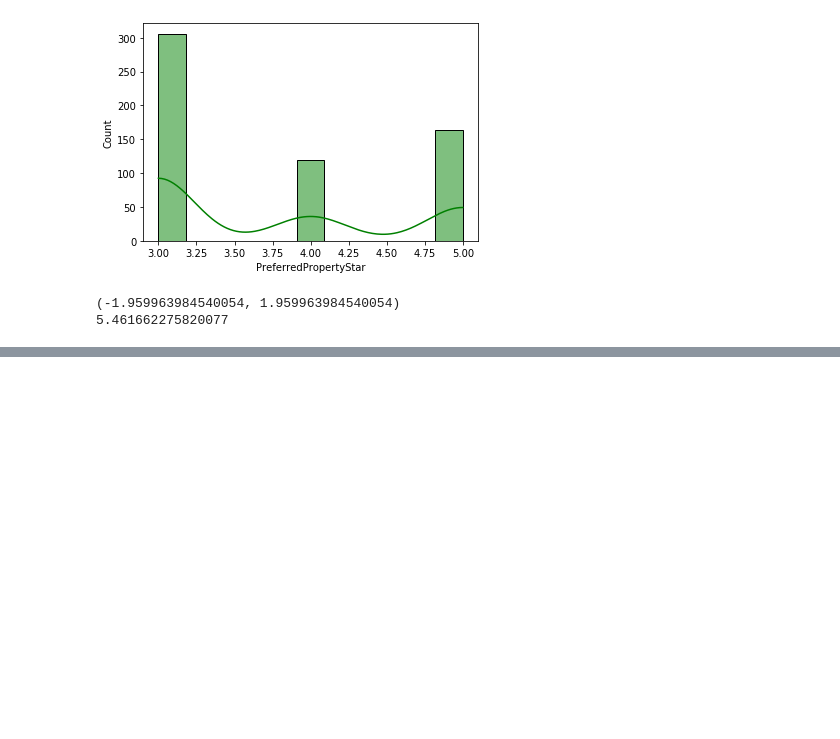
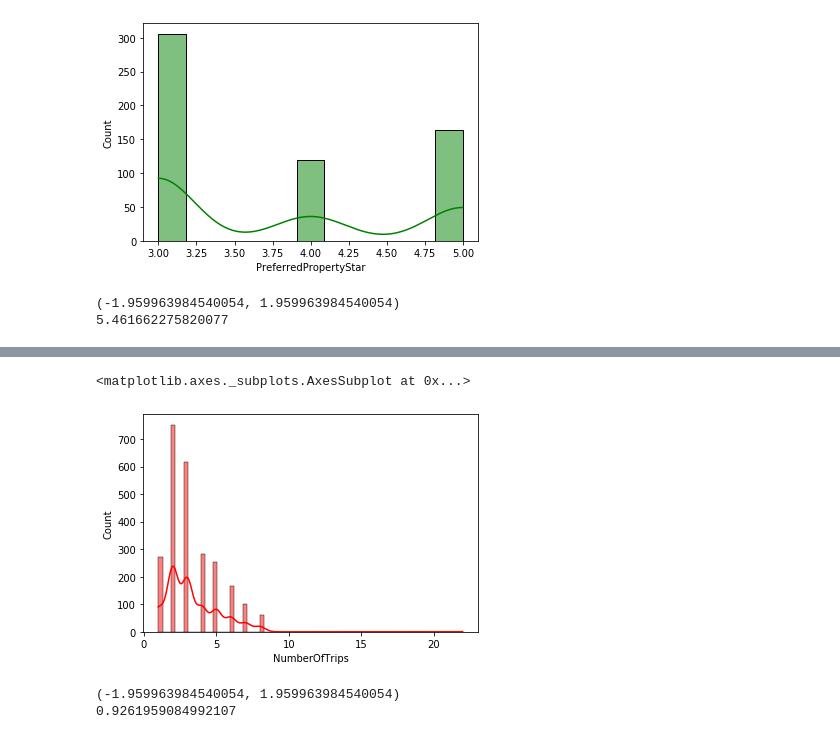
Before and after one commit to KyLarson-Research/tourism, a Jupyter notebook: tourism.ipynb, the cells around one changed output, grey strips where cells are left out. Drawn from its saved outputs; the diff is of its cells as text; code cells hidden in the pictures; blank space fills up the shorter version.

```diff
--- a/tourism.ipynb
+++ b/tourism.ipynb
@@ -369,0 +373,23 @@ sns.histplot(df_prodtaken_y['PreferredPropertyStar'], kde=True, color='green')
+# %%
+sns.histplot(df_prodtaken_n['NumberOfTrips'], kde=True, color='red')
+# %% [output]
+<matplotlib.axes._subplots.AxesSubplot at 0x...>
+[figure, added]
+# %%
+#NumberOfTrips
+#The two prop z can be used on NumberOfTrips, npq>10 and binomial situation is '<5' success,
+# with '>=5' fail
+#H0 : prop NumberOfTrips is the same between package status
+#H1 : prop NumberOfTrips different between package status
+# significance = .05
+NOT = 'NumberOfTrips'
+nNOT_isunder5, nNOT_isntunder5 = [x for _, x in df_prodtaken_n.groupby(df_prodtaken_n[NOT] >= 5)]
+nencode_NOT = [1]*len(nNOT_isunder5[NOT])
+nencode_NOT.extend([0]*len(nNOT_isntunder5))
+yNOT_isunder5, yNOT_isntunder5 = [x for _, x in df_prodtaken_y.groupby(df_prodtaken_y[NOT] >= 5)]
+yencode_NOT = [1]*len(yNOT_isunder5[NOT])
+yencode_NOT.extend([0]*len(yNOT_isntunder5))
+twoprop_twotail_z(nencode_NOT, yencode_NOT, .05)
+# %% [output]
+(-1.959963984540054, 1.959963984540054)
+0.9261959084992107
```
Also changed, not shown: parts of 12 cells of this notebook.
